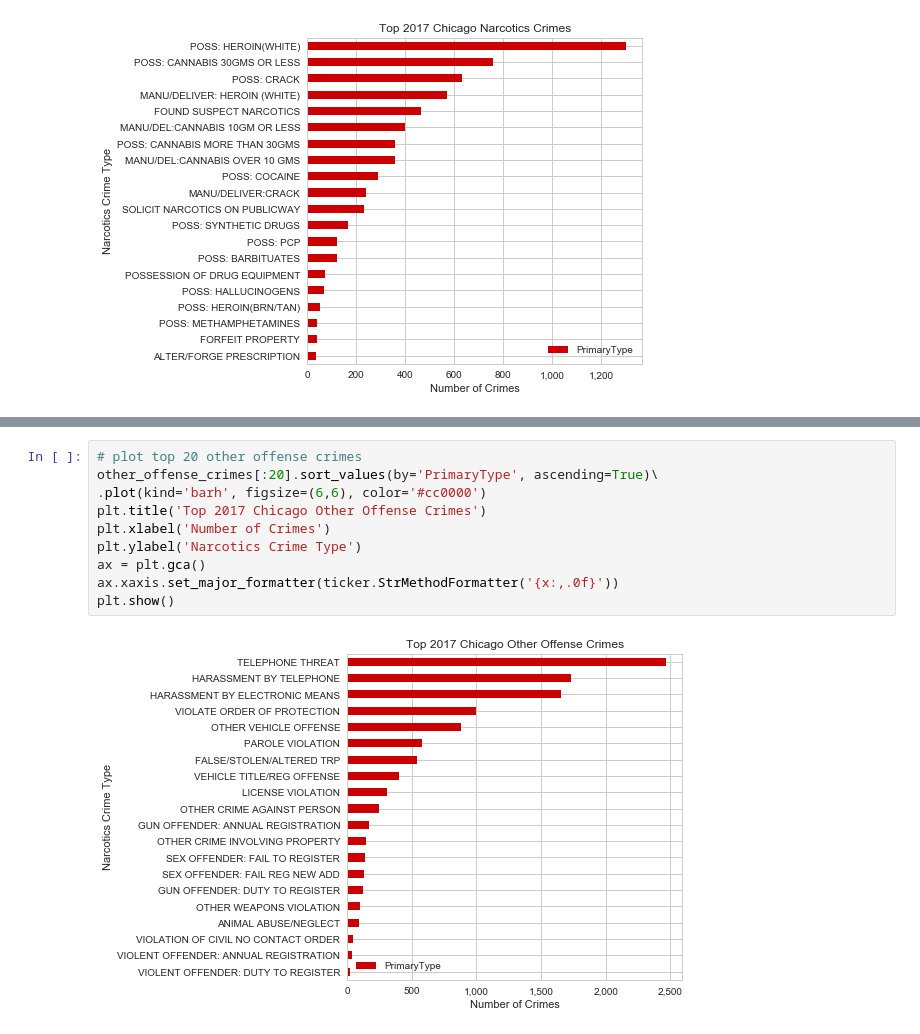
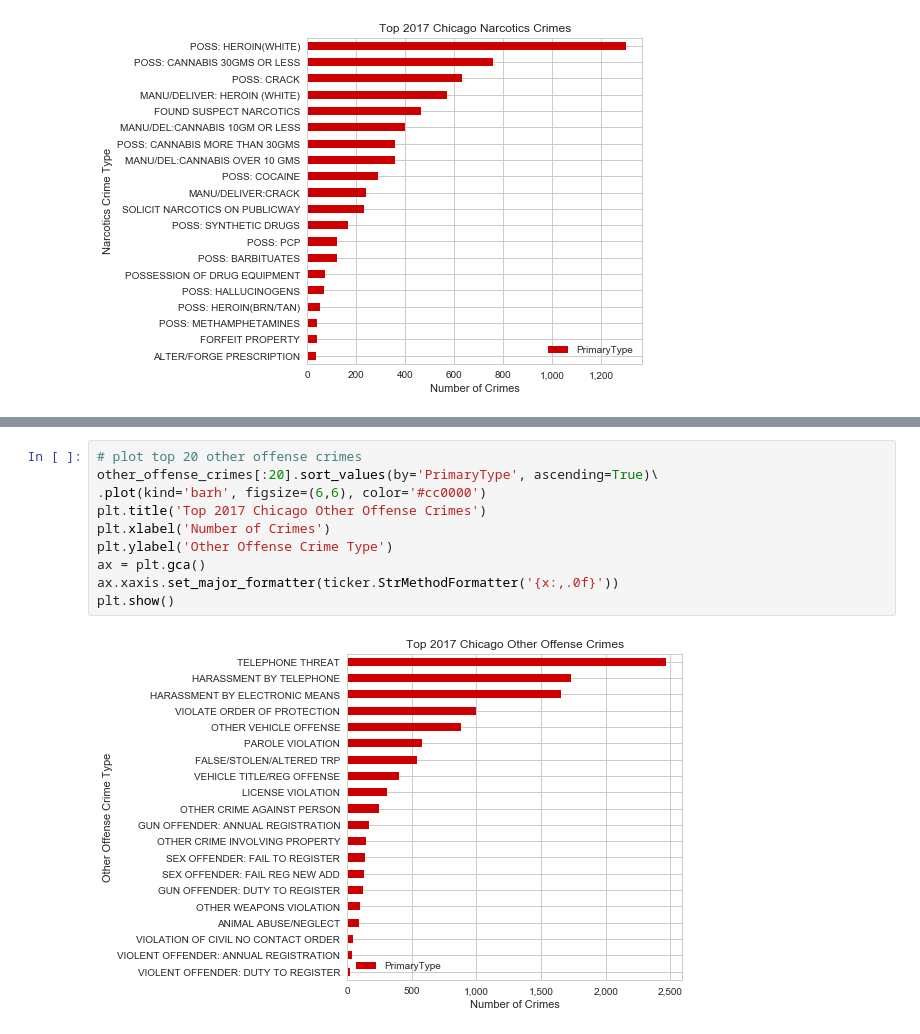
Before and after one commit to RandomFractals/ChicagoCrimes, a Jupyter notebook: notebooks/csv-data-preview.ipynb, the cells around one changed output, grey strips where cells are left out. Drawn from its saved outputs; the diff is of its cells as text.

Commit message:
other offenses chart y axis label fix

```diff
--- a/notebooks/csv-data-preview.ipynb
+++ b/notebooks/csv-data-preview.ipynb
@@ -280,12 +280,12 @@ Total Other Offense Crime Descriptions: 41
 # %%
 # plot top 20 other offense crimes
 other_offense_crimes[:20].sort_values(by='PrimaryType', ascending=True)\
 .plot(kind='barh', figsize=(6,6), color='#cc0000')
 plt.title('Top 2017 Chicago Other Offense Crimes')
 plt.xlabel('Number of Crimes')
-plt.ylabel('Narcotics Crime Type')
+plt.ylabel('Other Offense Crime Type')
 ax = plt.gca()
 ax.xaxis.set_major_formatter(ticker.StrMethodFormatter('{x:,.0f}'))
 plt.show()
 # %% [output]
-[figure, old version]
+[figure, new version]
```
